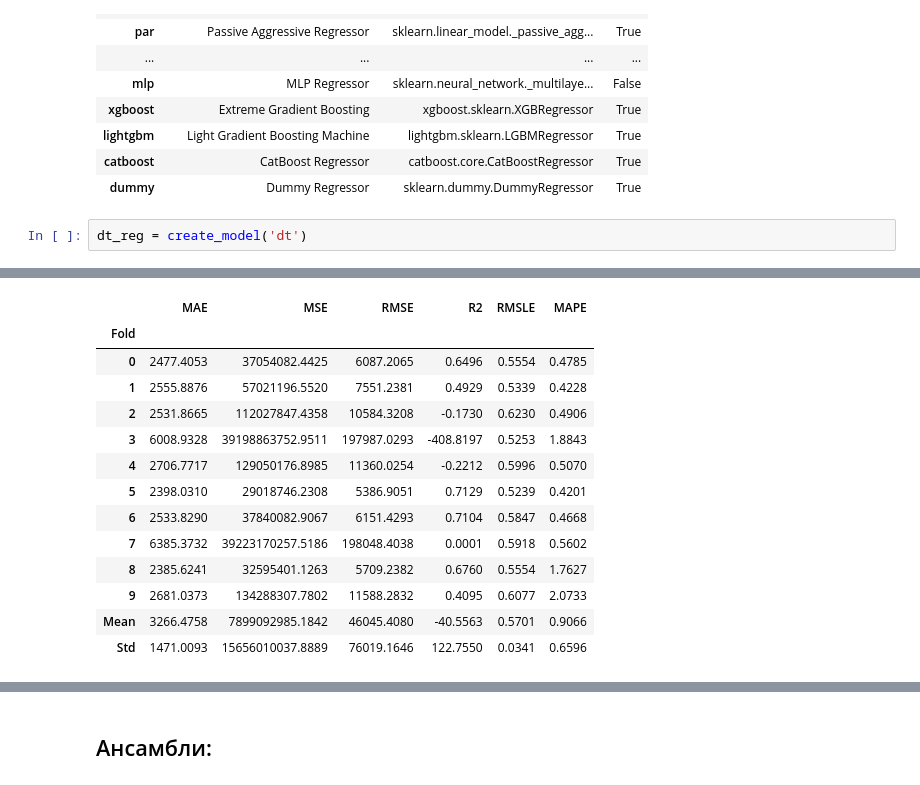
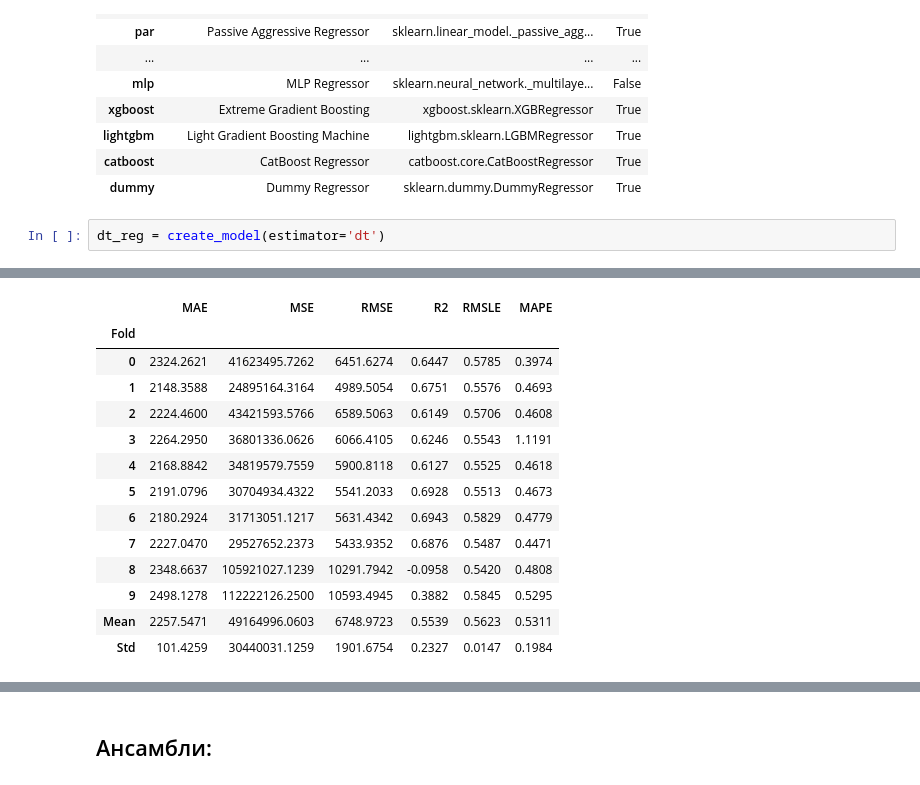
Before and after one commit to Egashok/Ml_Portfolio, a Jupyter notebook: notebooks/Lab5(Tree).ipynb, the cells around one changed output, grey strips where cells are left out. Drawn from its saved outputs; the diff is of its cells as text.

```diff
--- a/notebooks/Lab5(Tree).ipynb
+++ b/notebooks/Lab5(Tree).ipynb
@@ -365,23 +419,23 @@ models()
 | catboost | CatBoost Regressor | catboost.core.CatBoostRegressor | True |
 | dummy | Dummy Regressor | sklearn.dummy.DummyRegressor | True |
 # %%
-dt_reg = create_model('dt')
+dt_reg = create_model(estimator='dt')
 # %% [output]
 [interactive output not drawn]
 |  | MAE | MSE | RMSE | R2 | RMSLE | MAPE |
 | Fold |  |  |  |  |  |  |
-| 0 | 2477.4053 | 37054082.4425 | 6087.2065 | 0.6496 | 0.5554 | 0.4785 |
-| 1 | 2555.8876 | 57021196.5520 | 7551.2381 | 0.4929 | 0.5339 | 0.4228 |
-| 2 | 2531.8665 | 112027847.4358 | 10584.3208 | -0.1730 | 0.6230 | 0.4906 |
-| 3 | 6008.9328 | 39198863752.9511 | 197987.0293 | -408.8197 | 0.5253 | 1.8843 |
-| 4 | 2706.7717 | 129050176.8985 | 11360.0254 | -0.2212 | 0.5996 | 0.5070 |
-| 5 | 2398.0310 | 29018746.2308 | 5386.9051 | 0.7129 | 0.5239 | 0.4201 |
-| 6 | 2533.8290 | 37840082.9067 | 6151.4293 | 0.7104 | 0.5847 | 0.4668 |
-| 7 | 6385.3732 | 39223170257.5186 | 198048.4038 | 0.0001 | 0.5918 | 0.5602 |
-| 8 | 2385.6241 | 32595401.1263 | 5709.2382 | 0.6760 | 0.5554 | 1.7627 |
-| 9 | 2681.0373 | 134288307.7802 | 11588.2832 | 0.4095 | 0.6077 | 2.0733 |
-| Mean | 3266.4758 | 7899092985.1842 | 46045.4080 | -40.5563 | 0.5701 | 0.9066 |
-| Std | 1471.0093 | 15656010037.8889 | 76019.1646 | 122.7550 | 0.0341 | 0.6596 |
+| 0 | 2324.2621 | 41623495.7262 | 6451.6274 | 0.6447 | 0.5785 | 0.3974 |
+| 1 | 2148.3588 | 24895164.3164 | 4989.5054 | 0.6751 | 0.5576 | 0.4693 |
+| 2 | 2224.4600 | 43421593.5766 | 6589.5063 | 0.6149 | 0.5706 | 0.4608 |
+| 3 | 2264.2950 | 36801336.0626 | 6066.4105 | 0.6246 | 0.5543 | 1.1191 |
+| 4 | 2168.8842 | 34819579.7559 | 5900.8118 | 0.6127 | 0.5525 | 0.4618 |
+| 5 | 2191.0796 | 30704934.4322 | 5541.2033 | 0.6928 | 0.5513 | 0.4673 |
+| 6 | 2180.2924 | 31713051.1217 | 5631.4342 | 0.6943 | 0.5829 | 0.4779 |
+| 7 | 2227.0470 | 29527652.2373 | 5433.9352 | 0.6876 | 0.5487 | 0.4471 |
+| 8 | 2348.6637 | 105921027.1239 | 10291.7942 | -0.0958 | 0.5420 | 0.4808 |
+| 9 | 2498.1278 | 112222126.2500 | 10593.4945 | 0.3882 | 0.5845 | 0.5295 |
+| Mean | 2257.5471 | 49164996.0603 | 6748.9723 | 0.5539 | 0.5623 | 0.5311 |
+| Std | 101.4259 | 30440031.1259 | 1901.6754 | 0.2327 | 0.0147 | 0.1984 |
 [interactive output not drawn]
 # %%
 tuned_dt_reg = tune_model(dt_reg)
```
Also changed, not shown: parts of 42 cells of this notebook, 6 other files.
